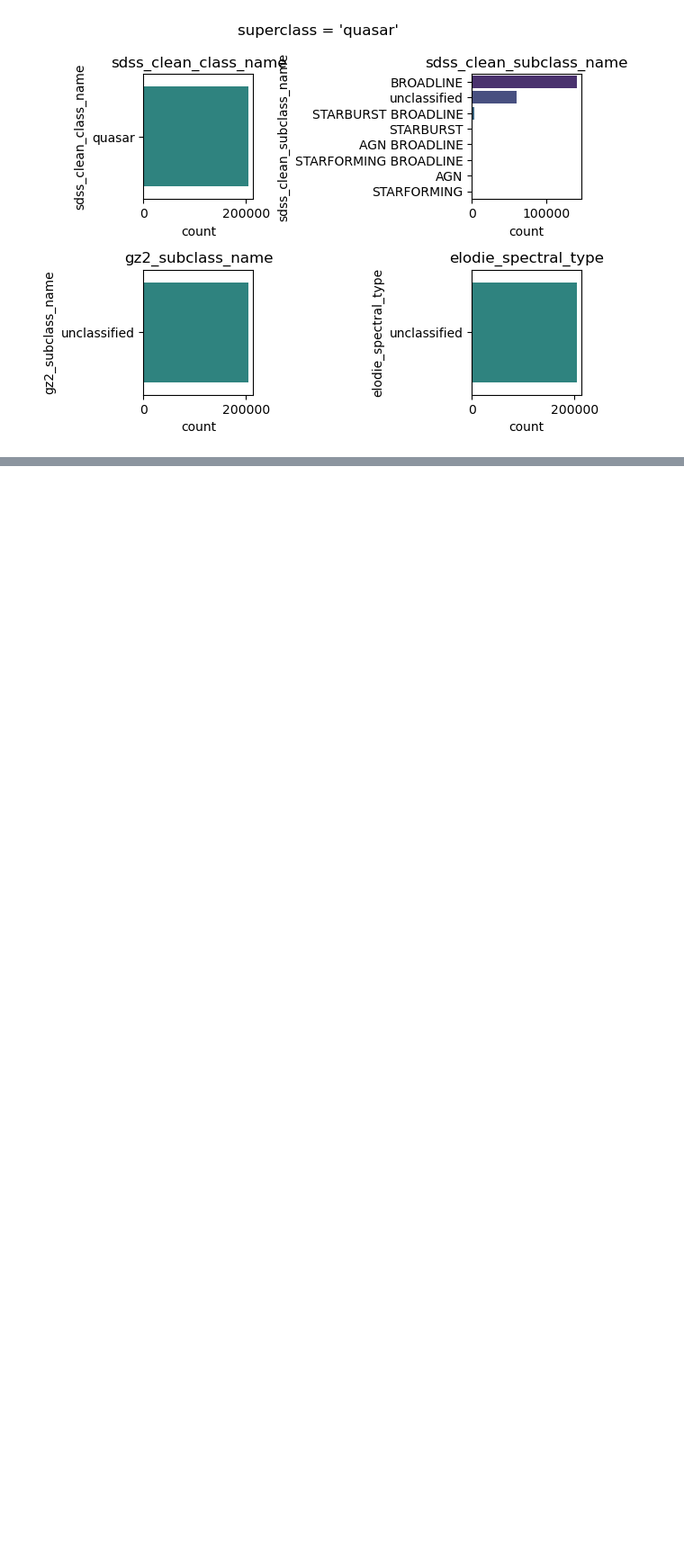
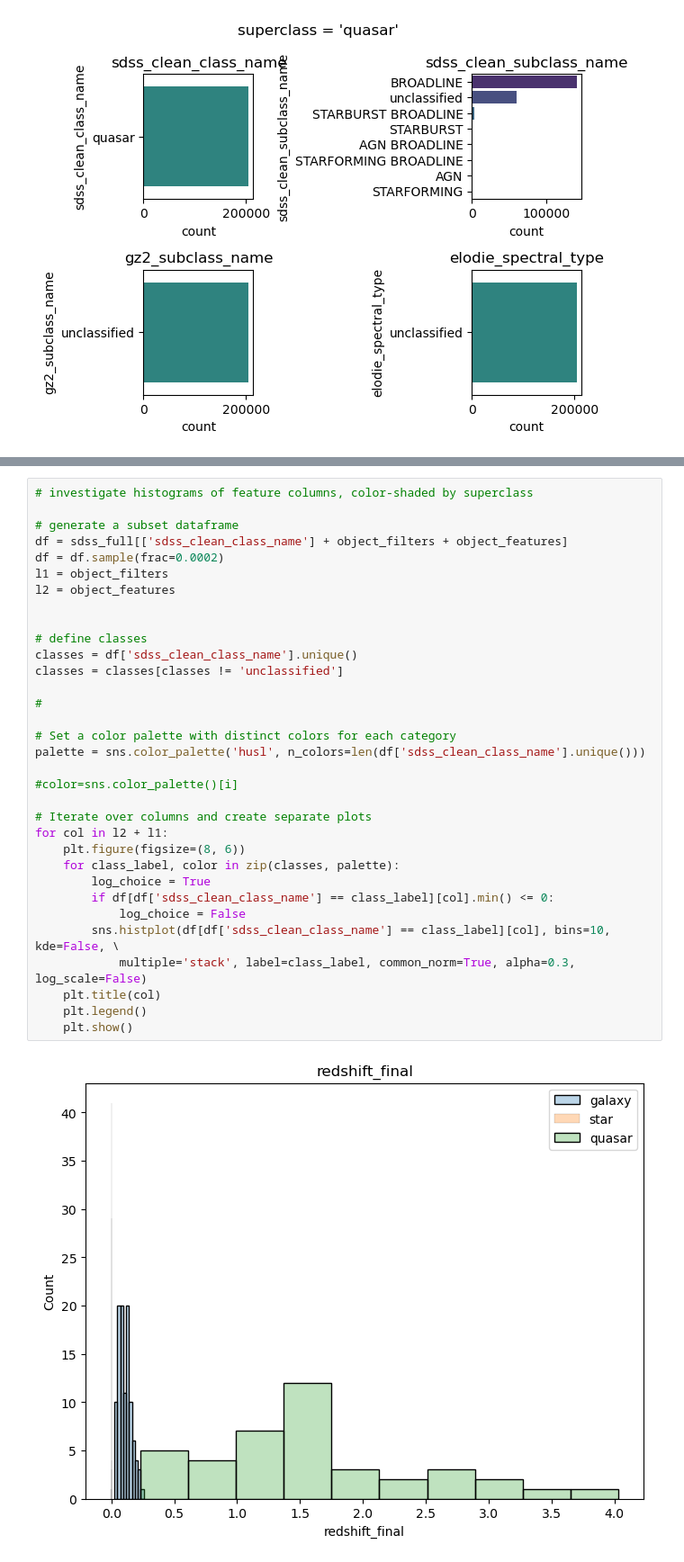
Before and after one commit to jspencermorris/galaxies_sdss, a Jupyter notebook: notebooks/jsm_eda_02.ipynb, the cells around one changed output, grey strips where cells are left out. Shown at 90% size. Cells and saved outputs as stored; diff of their text form; blank space fills up the shorter version.

```diff
--- a/notebooks/jsm_eda_02.ipynb
+++ b/notebooks/jsm_eda_02.ipynb
@@ -176,0 +156,35 @@ for label in [None] + sdss_full['sdss_clean_class_name'].unique().tolist():
+# %%
+# investigate histograms of feature columns, color-shaded by superclass
+
+# generate a subset dataframe
+df = sdss_full[['sdss_clean_class_name'] + object_filters + object_features]
+df = df.sample(frac=0.0002)
+l1 = object_filters
+l2 = object_features
+
+
+# define classes
+classes = df['sdss_clean_class_name'].unique()
+classes = classes[classes != 'unclassified']
+
+#
+
+# Set a color palette with distinct colors for each category
+palette = sns.color_palette('husl', n_colors=len(df['sdss_clean_class_name'].unique()))
+
+#color=sns.color_palette()[i]
+
+# Iterate over columns and create separate plots
+for col in l2 + l1:
+    plt.figure(figsize=(8, 6))
+    for class_label, color in zip(classes, palette):
+        log_choice = True
+        if df[df['sdss_clean_class_name'] == class_label][col].min() <= 0:
+            log_choice = False
+        sns.histplot(df[df['sdss_clean_class_name'] == class_label][col], bins=10, kde=False, \
+            multiple='stack', label=class_label, common_norm=True, alpha=0.3, log_scale=False)
+    plt.title(col)
+    plt.legend()
+    plt.show()
+# %% [output]
+[figure, added]
```
Also changed, not shown: parts of 11 cells of this notebook.
